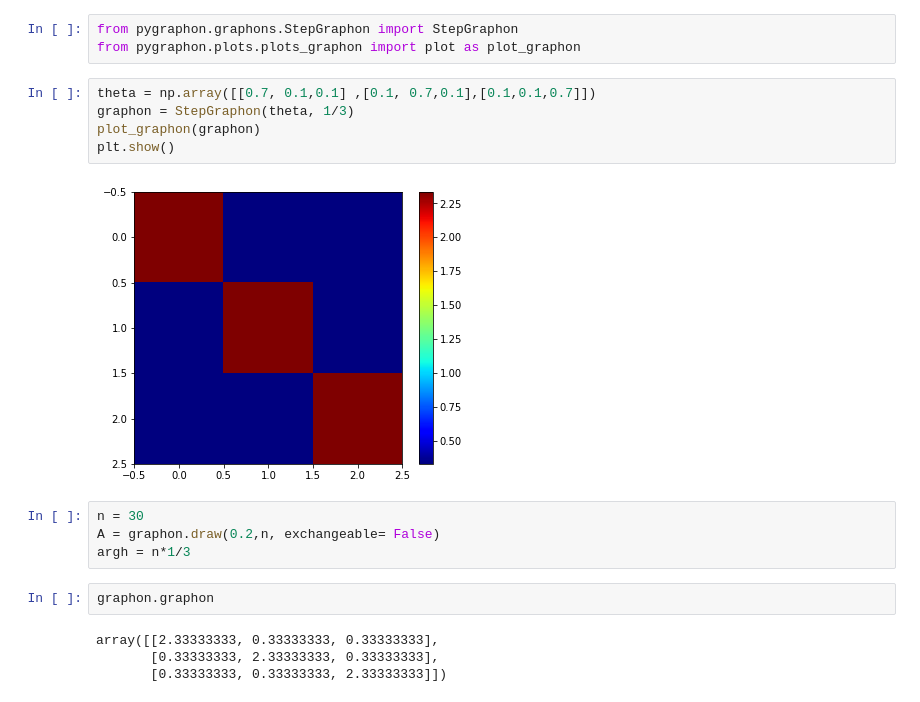
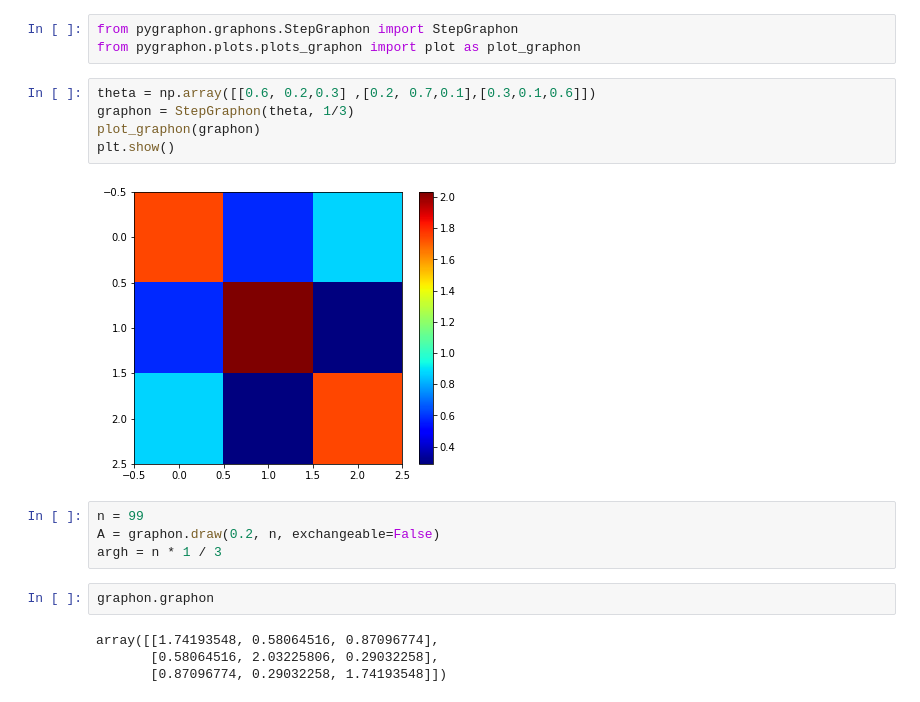
Before and after one commit to SDS-EPFL/pygraphon, a Jupyter notebook: dev/2022_12_02_test_nethist_python_version.ipynb, the cells around one changed output. Drawn from its saved outputs; the diff is of its cells as text.

```diff
--- a/dev/2022_12_02_test_nethist_python_version.ipynb
+++ b/dev/2022_12_02_test_nethist_python_version.ipynb
@@ -29,21 +19,21 @@ import matplotlib.pyplot as plt
 from pygraphon.graphons.StepGraphon import StepGraphon
 from pygraphon.plots.plots_graphon import plot as plot_graphon
 # %%
-theta = np.array([[0.7, 0.1,0.1] ,[0.1, 0.7,0.1],[0.1,0.1,0.7]])
+theta = np.array([[0.6, 0.2,0.3] ,[0.2, 0.7,0.1],[0.3,0.1,0.6]])
 graphon = StepGraphon(theta, 1/3)
 plot_graphon(graphon)
 plt.show()
 # %% [output]
-[figure, old version]
+[figure, new version]
 # %%
-n = 30
-A = graphon.draw(0.2,n, exchangeable= False)
-argh = n*1/3
+n = 99
+A = graphon.draw(0.2, n, exchangeable=False)
+argh = n * 1 / 3
 # %%
 graphon.graphon
 # %% [output]
-array([[2.33333333, 0.33333333, 0.33333333],
-       [0.33333333, 2.33333333, 0.33333333],
-       [0.33333333, 0.33333333, 2.33333333]])
+array([[1.74193548, 0.58064516, 0.87096774],
+       [0.58064516, 2.03225806, 0.29032258],
+       [0.87096774, 0.29032258, 1.74193548]])
 # %%
 from pygraphon.plots.plot_matrices import spy
```
Also changed, not shown: parts of 20 cells of this notebook, 7 other files.
